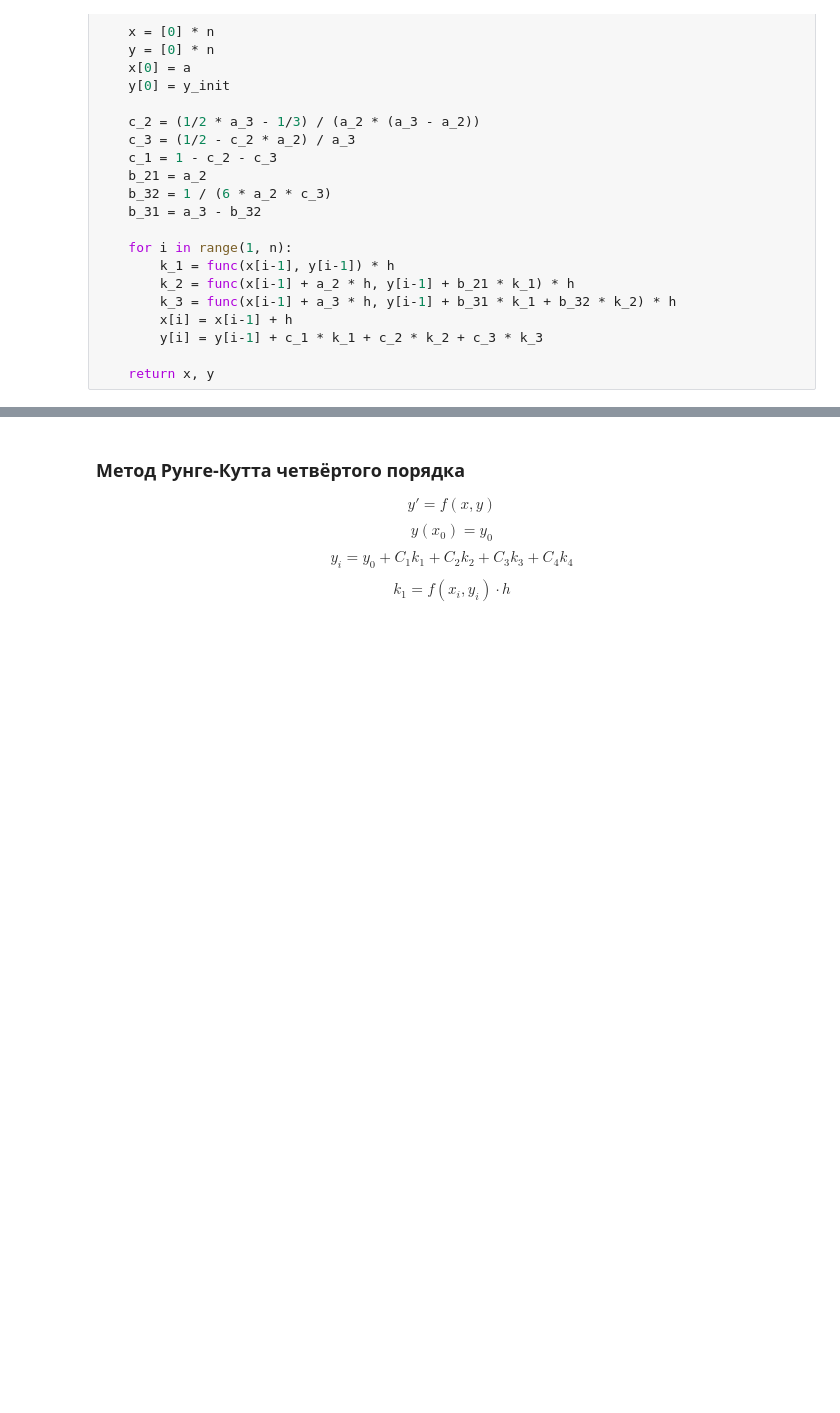
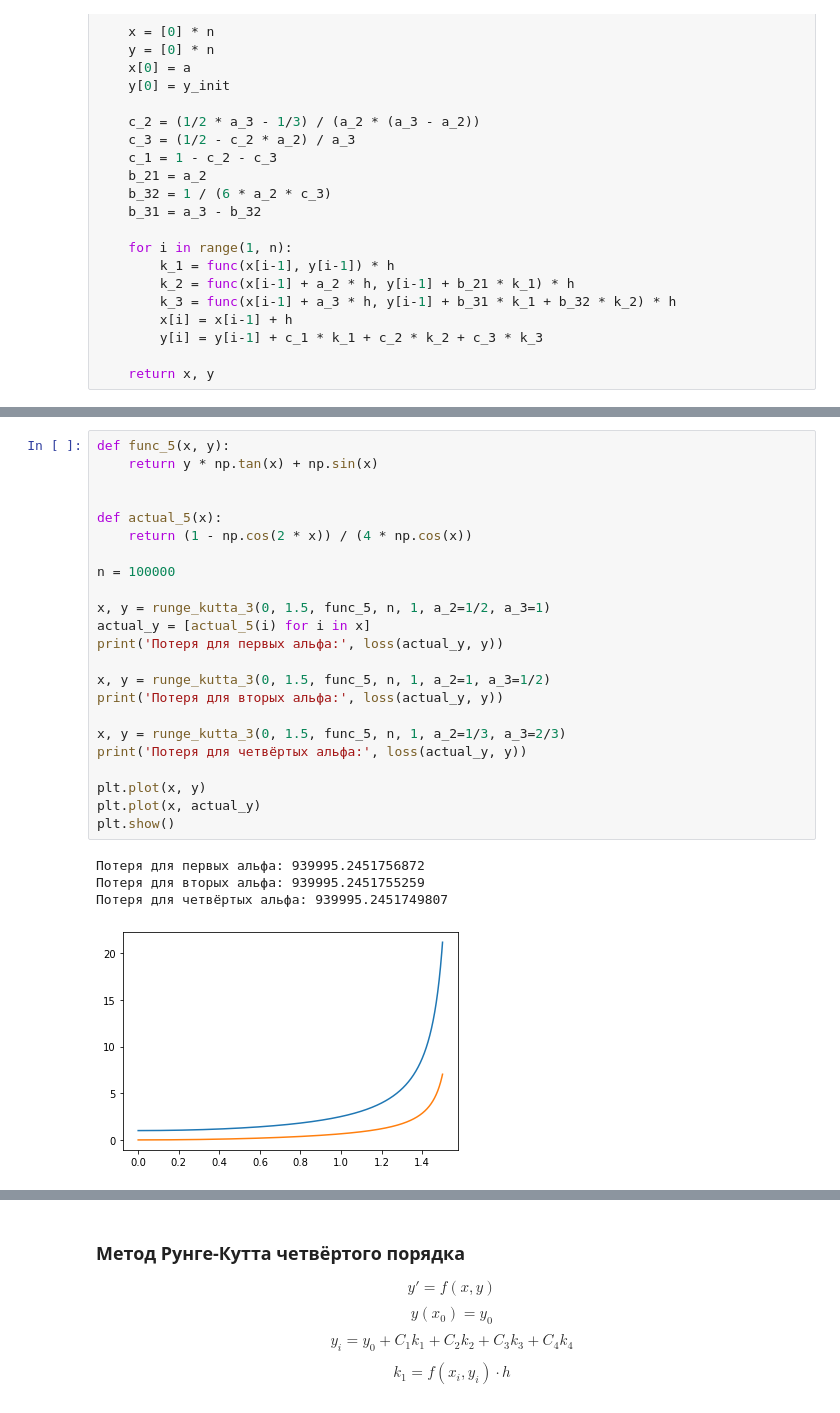
Before and after one commit to electrofocus/numerical-analisys, a Jupyter notebook: differential_equations.ipynb, the cells around one changed output, grey strips where cells are left out. Cells and saved outputs as stored; diff of their text form; blank space fills up the shorter version.

```diff
--- a/differential_equations.ipynb
+++ b/differential_equations.ipynb
@@ -199,0 +200,28 @@ $$ y=\frac{1}{\frac{3}{2}x-\frac{1}{2}x^2} $$
+# %%
+def func_5(x, y):
+    return y * np.tan(x) + np.sin(x)
+
+
+def actual_5(x):
+    return (1 - np.cos(2 * x)) / (4 * np.cos(x))
+
+n = 100000
+
+x, y = runge_kutta_3(0, 1.5, func_5, n, 1, a_2=1/2, a_3=1)
+actual_y = [actual_5(i) for i in x]
+print('Потеря для первых альфа:', loss(actual_y, y))
+
+x, y = runge_kutta_3(0, 1.5, func_5, n, 1, a_2=1, a_3=1/2)
+print('Потеря для вторых альфа:', loss(actual_y, y))
+
+x, y = runge_kutta_3(0, 1.5, func_5, n, 1, a_2=1/3, a_3=2/3)
+print('Потеря для четвёртых альфа:', loss(actual_y, y))
+
+plt.plot(x, y)
+plt.plot(x, actual_y)
+plt.show()
+# %% [output]
+Потеря для первых альфа: 939995.2451756872
+Потеря для вторых альфа: 939995.2451755259
+Потеря для четвёртых альфа: 939995.2451749807
+[figure, added]
```
Also changed, not shown: parts of 13 cells of this notebook.
